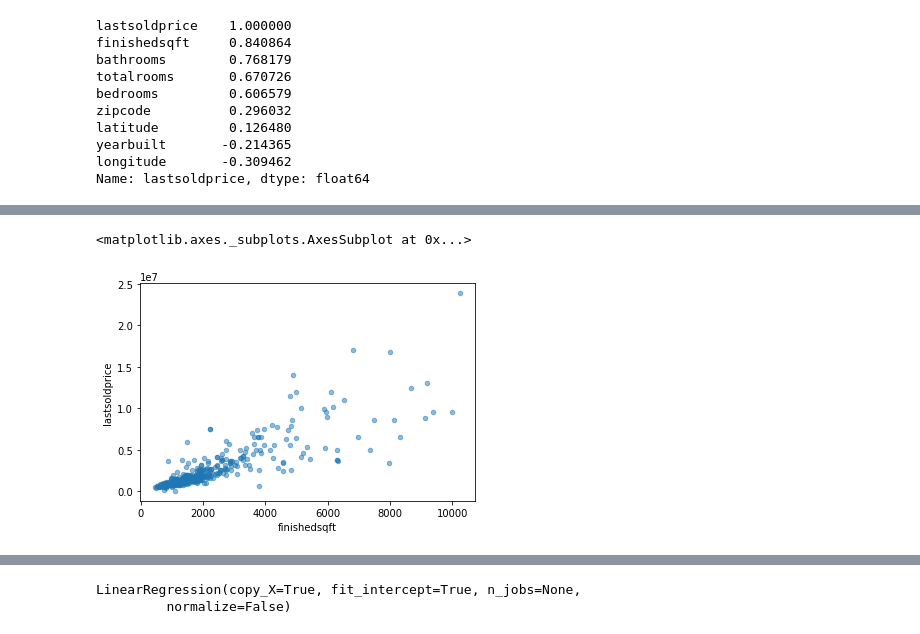
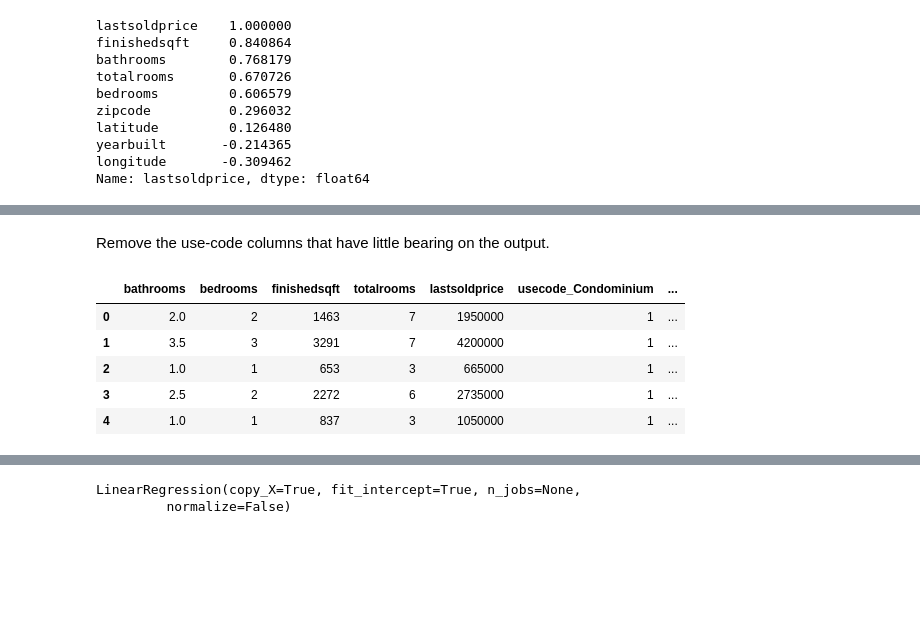
Before and after one commit to jeffprosise/Machine-Learning, a Jupyter notebook: Multiple Linear Regression.ipynb, the cells around one changed output, grey strips where cells are left out. Cells and saved outputs as stored; diff of their text form; code cells hidden in the pictures; blank space fills up the shorter version.

```diff
--- a/Multiple Linear Regression.ipynb
+++ b/Multiple Linear Regression.ipynb
@@ -84,7 +103,12 @@ Name: lastsoldprice, dtype: float64
-# %%
-%matplotlib inline
-
-df.plot(kind="scatter", x="finishedsqft", y="lastsoldprice", alpha=0.5)
-# %% [output]
-<matplotlib.axes._subplots.AxesSubplot at 0x...>
-[figure, removed]
+# %% [markdown]
+Remove the use-code columns that have little bearing on the output.
+# %%
+df = df.drop(['usecode_Duplex', 'usecode_MultiFamily2To4', 'usecode_Townhouse', 'usecode_Cooperative'], axis=1)
+df.head()
+# %% [output]
+|  | bathrooms | bedrooms | finishedsqft | totalrooms | lastsoldprice | usecode_Condominium | ... |
+| 0 | 2.0 | 2 | 1463 | 7 | 1950000 | 1 | ... |
+| 1 | 3.5 | 3 | 3291 | 7 | 4200000 | 1 | ... |
+| 2 | 1.0 | 1 | 653 | 3 | 665000 | 1 | ... |
+| 3 | 2.5 | 2 | 2272 | 6 | 2735000 | 1 | ... |
+| 4 | 1.0 | 1 | 837 | 3 | 1050000 | 1 | ... |
```
Also changed, not shown: parts of 27 cells of this notebook.
